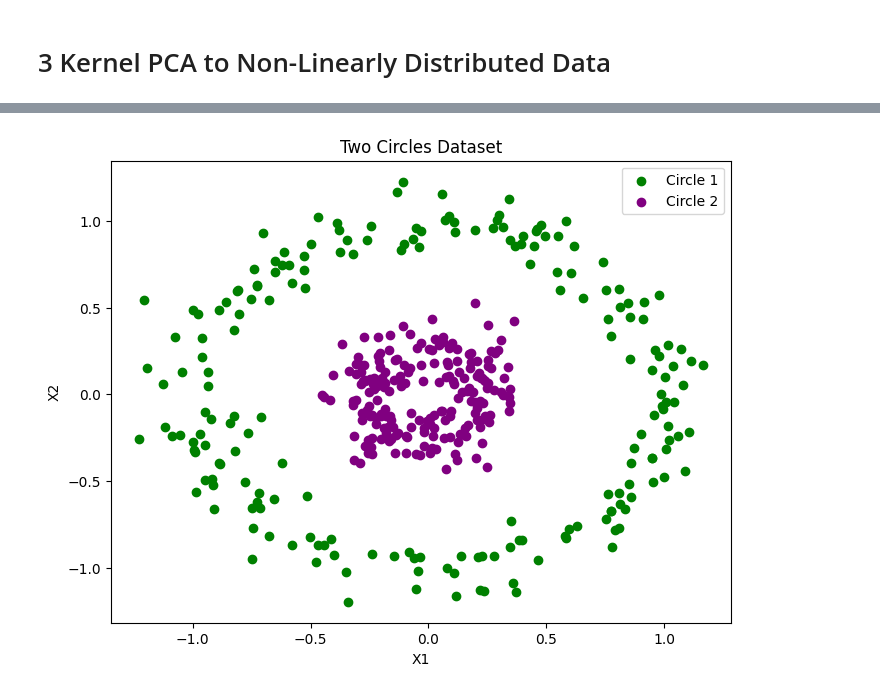
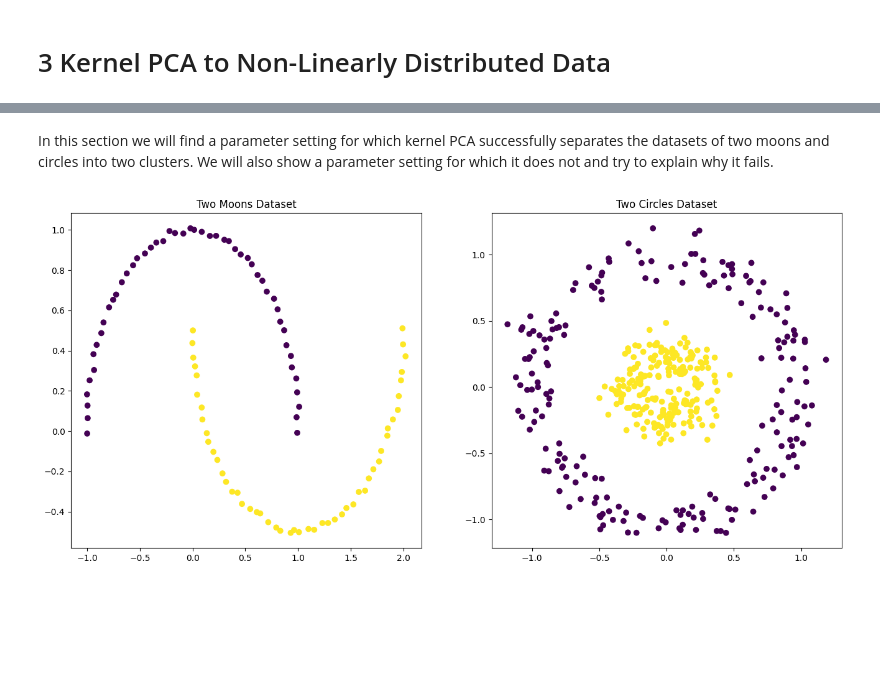
Before and after one commit to AvivGelfand/Geometry-of-Information-Course, a Jupyter notebook: Ex2_GOI.ipynb, the cells around one changed output, grey strips where cells are left out. Saved outputs shown, nothing was run; the diff lists cells and outputs as text; code cells hidden in the pictures; blank space fills up the shorter version.

```diff
--- a/Ex2_GOI.ipynb
+++ b/Ex2_GOI.ipynb
@@ -229,29 +207,38 @@ plt.show()
+# %% [markdown]
+In this section we will find a parameter setting for which kernel PCA successfully separates
+the datasets of two moons and circles into two clusters. We will also show a parameter setting for which it does not and try to explain why it fails.
 # %%
-def generate_circle_data(radius, center, n_samples=200, noise_std=0.1):
+from sklearn.datasets import make_moons, make_circles
+# Generate the two moons dataset
+X_moons, y_moons = make_moons(n_samples=100,noise=0.01 ,random_state=42)
+
+# Generate two circles dataset
+def generate_circle_data(radius, center, n_samples=200, noise=0.1):
     """
     Generate n_samples points along a circle with specified radius and center.
     Gaussian noise is added to the points.
     """
     angles = np.random.rand(n_samples) * 2 * np.pi
     x = center[0] + radius * np.cos(angles)
     y = center[1] + radius * np.sin(angles)
-    noise = np.random.normal(scale=noise_std, size=(n_samples, 2))
+    noise = np.random.normal(scale=noise ,size=(n_samples, 2))
     return np.column_stack([x, y]) + noise
 
-# Generate two circles dataset
-X_circle_large = generate_circle_data(radius=1, center=(0, 0),noise_std=0.1)
-X_circle_small = generate_circle_data(radius=0.25, center=(0, 0),noise_std=0.1)
+X_circle_large = generate_circle_data(radius=1, center=(0, 0))
+X_circle_small = generate_circle_data(radius=0.25, center=(0, 0))
 X_circles = np.vstack([X_circle_large, X_circle_small])
 y_circles = np.array([0]*200 + [1]*200)  # Labels: 0 for large circle, 1 for small circle
 
-# Plotting the two circles dataset
-plt.figure(figsize=(8, 6))
-plt.scatter(X_circles[y_circles == 0][:, 0], X_circles[y_circles == 0][:, 1], color='green', label='Circle 1')
-plt.scatter(X_circles[y_circles == 1][:, 0], X_circles[y_circles == 1][:, 1], color='purple', label='Circle 2')
+# X_circles ,y_circles= make_circles(200, noise=0.1, factor=0.25, random_state=42)
+
+"""Plotting the datasets"""
+plt.figure(figsize=(16, 7))
+plt.subplot(1, 2, 1)
+plt.title("Two Moons Dataset")
+plt.scatter(X_moons[:, 0], X_moons[:, 1], c=y_moons)
+plt.subplot(1, 2, 2)
 plt.title("Two Circles Dataset")
-plt.xlabel("X1")
-plt.ylabel("X2")
-plt.legend()
+plt.scatter(X_circles[:, 0], X_circles[:, 1], c=y_circles)
 plt.show()
 # %% [output]
-[figure, old version]
+[figure, new version]
```
Also changed, not shown: parts of 14 cells of this notebook.
